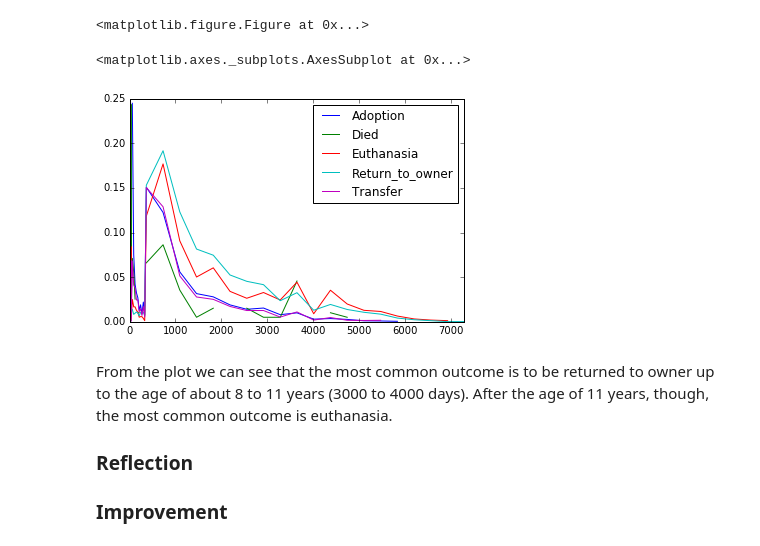
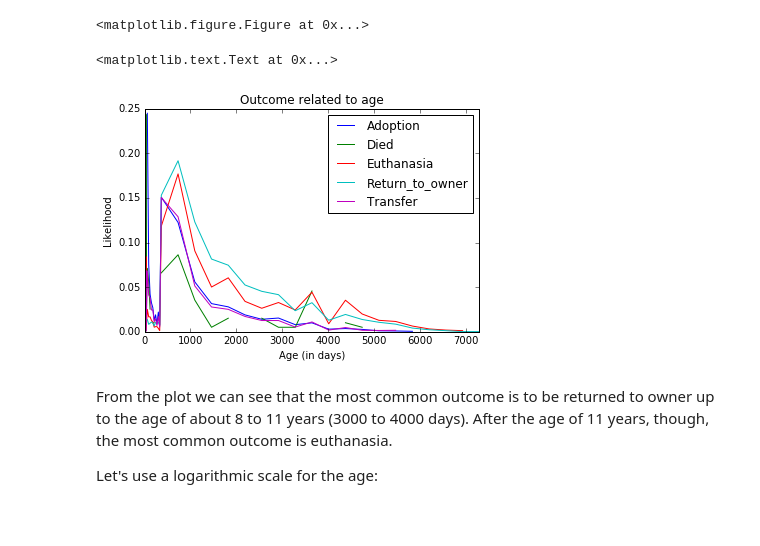
Before and after one commit to dippindots/kaggle-shelter-animal-outcomes, a Jupyter notebook: src/report.ipynb, the cells around one changed output. Cells and saved outputs as stored; diff of their text form; code cells hidden in the pictures; blank space fills up the shorter version.

Commit message:
Finishing touches on plots.

```diff
--- a/src/report.ipynb
+++ b/src/report.ipynb
@@ -413,17 +413,19 @@ train_data['AgeuponOutcome'] = train_data['AgeuponOutcome'].apply(preprocess_age
 # %%
 outcome_type_dict = {}
 for outcome_type in train_data['OutcomeType'].unique():
     group = train_data.loc[train_data['OutcomeType'] == outcome_type]
     counts = group['AgeuponOutcome'].value_counts(normalize=True).sort_index()
     outcome_type_dict[outcome_type] = counts
 
 outcomes_df = pd.DataFrame(outcome_type_dict)
 outcomes_df.plot(kind='line')
+plt.xlabel("Age (in days)")
+plt.ylabel("Likelihood")
+plt.title("Outcome related to age")
 # %% [output]
-<matplotlib.axes._subplots.AxesSubplot at 0x...>
+<matplotlib.text.Text at 0x...>
-[figure, old version]
+[figure, new version]
 # %% [markdown]
 From the plot we can see that the most common outcome is to be returned to owner up to the age of about 8 to 11 years (3000 to 4000 days).  After the age of 11 years, though, the most common outcome is euthanasia.
 
-### Reflection
-### Improvement
+Let's use a logarithmic scale for the age:
```
Also changed, not shown: parts of 2 cells of this notebook.
